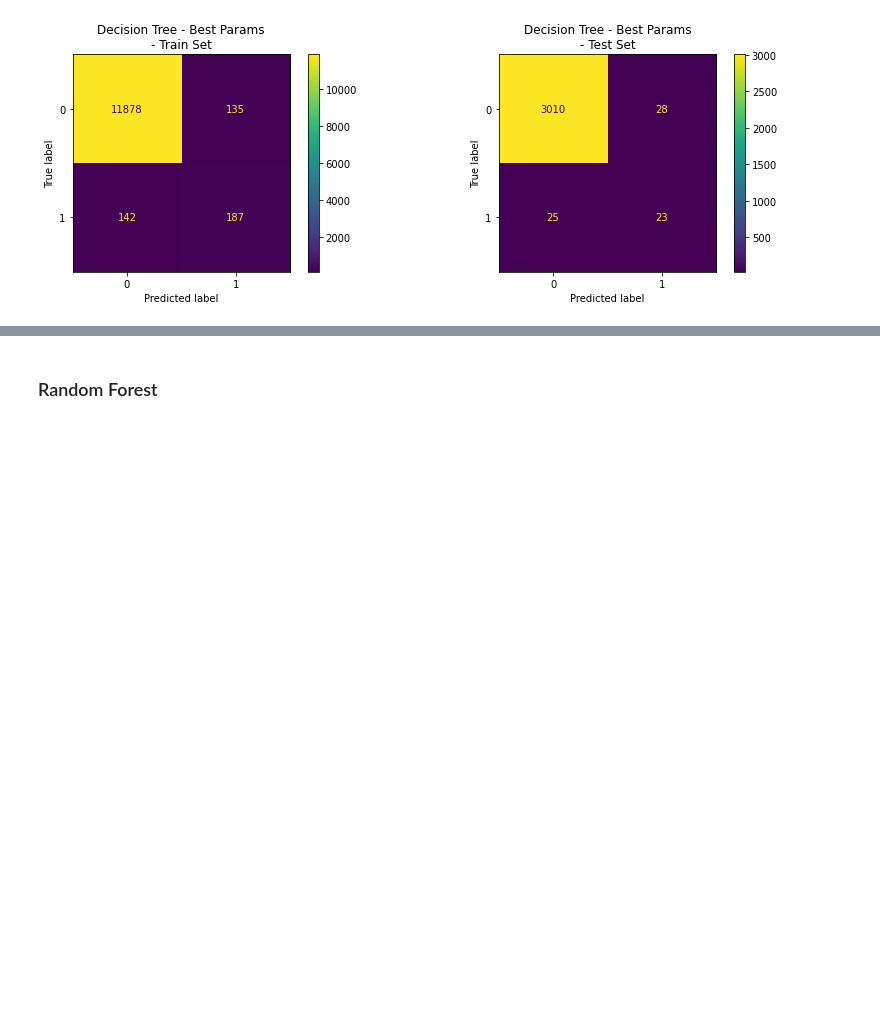
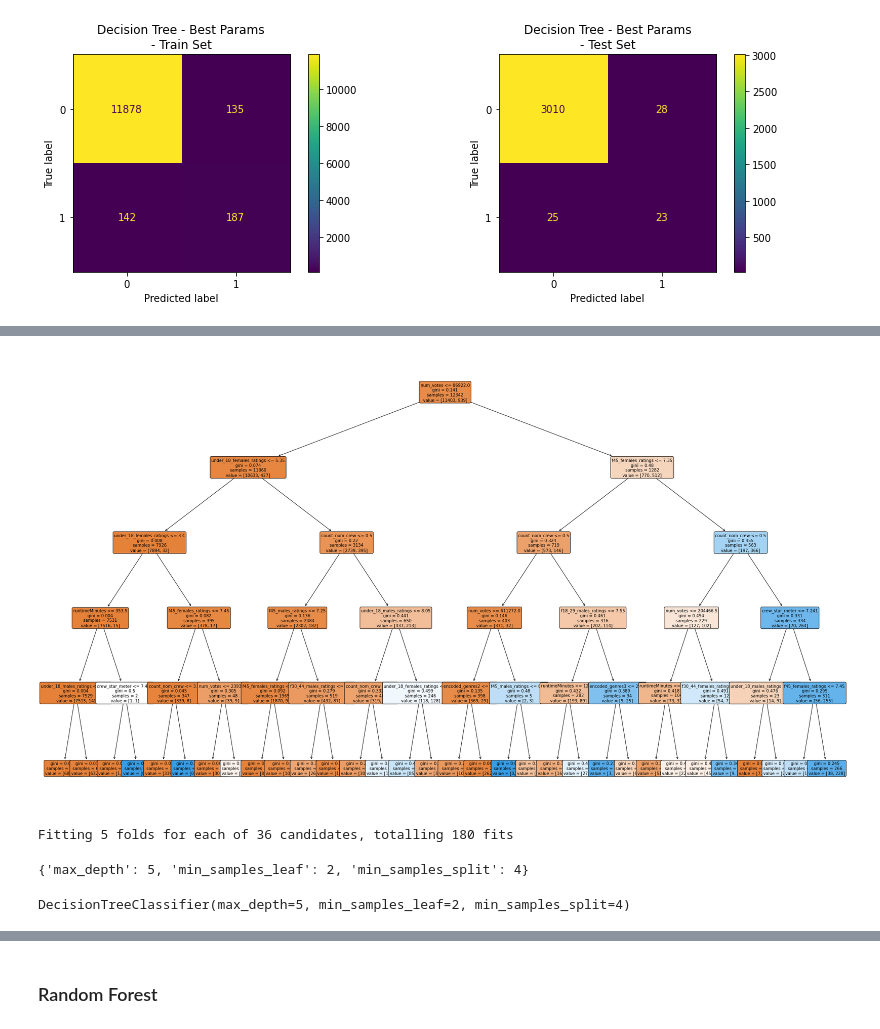
Before and after one commit to tthaopham/Oscars_Predictions, a Jupyter notebook: imdb_machine_learning.ipynb, the cells around one changed output, grey strips where cells are left out. Cells and saved outputs as stored; diff of their text form; code cells hidden in the pictures; blank space fills up the shorter version.

```diff
--- a/imdb_machine_learning.ipynb
+++ b/imdb_machine_learning.ipynb
@@ -568,0 +616,33 @@ model_evaluation(X_train, X_test, y_train, y_test, 5, model_pipeline, model_name
+# %%
+fig, axes = plt.subplots(nrows = 1,ncols = 1,figsize = (34,20))
+
+plot_tree(dtc_nom,filled = True, rounded=True,feature_names=X_rating_nom.columns, fontsize=10)
+plt.show()
+# %% [output]
+[figure, added]
+# %%
+param_grid_dtc_nom = {
+    'max_depth': [2, 3, 4, 5],
+    'min_samples_split': [2, 4, 6],
+    'min_samples_leaf' : [1, 2, 3]
+    }
+
+grid = GridSearchCV(
+    dtc_nom,
+    param_grid=param_grid_dtc_nom,
+    cv=5, # number of cross-validation folds
+    n_jobs=-1, # number of CPU cores to use (-1 means use all available cores)
+    verbose=1
+)
+
+grid.fit(X_rating_nom_train, y_rating_nom_train)
+best_params_dtc_nom = grid.best_params_
+best_params_dtc_nom
+# %% [output]
+Fitting 5 folds for each of 36 candidates, totalling 180 fits
+{'max_depth': 5, 'min_samples_leaf': 2, 'min_samples_split': 4}
+# %%
+dtc_nom_bp = DecisionTreeClassifier(**best_params_dtc_nom)
+dtc_nom_bp.fit(X_rating_nom_train, y_rating_nom_train)
+# %% [output]
+DecisionTreeClassifier(max_depth=5, min_samples_leaf=2, min_samples_split=4)
```
Also changed, not shown: parts of 42 cells of this notebook.
